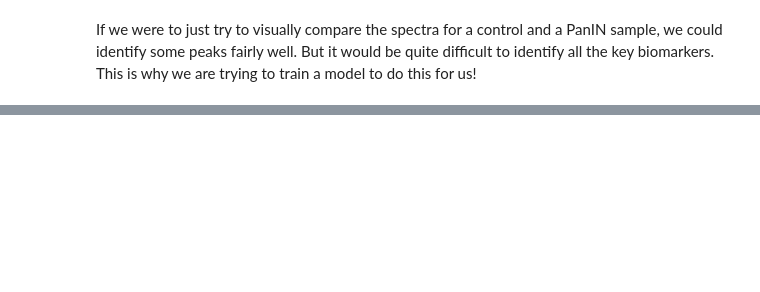
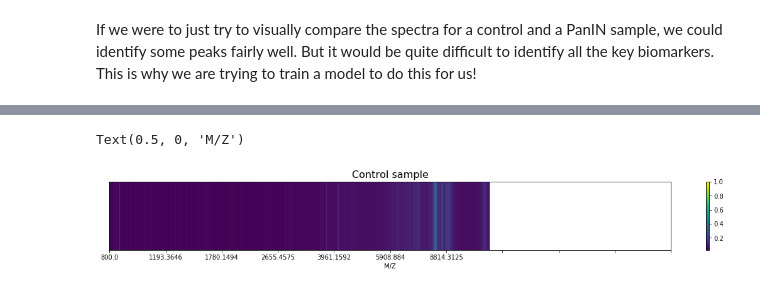
Before and after one commit to s-mushnoori/diagnosing-pancreatic-cancer, a Jupyter notebook: diagnosing-pancreatic-cancer.ipynb, the cells around one changed output, grey strips where cells are left out. Saved outputs shown, nothing was run; the diff lists cells and outputs as text; code cells hidden in the pictures; blank space fills up the shorter version.

```diff
--- a/diagnosing-pancreatic-cancer.ipynb
+++ b/diagnosing-pancreatic-cancer.ipynb
@@ -96,0 +119,9 @@ If we were to just try to visually compare the spectra for a control and a PanIN
+# %%
+# Baseline subtraction: Subtract the median of the bottom 5% of intensity values from all the values.
+# This should capture some of the noise. Might have to play around a little bit to make sure no information is lost.
+
+bottom5_median = np.median(np.sort(cs['Intensity'])[:len(cs['Intensity'])//5])
+
+# Make sure that the lowest values are 0 and not negative
+cs['Intensity'] = cs['Intensity'].apply(lambda x: x if x > 0 else 0)
+cs.head()
@@ -96,0 +135,8 @@ If we were to just try to visually compare the spectra for a control and a PanIN
+# %%
+# Rescaling: Divide all the values by the highest intensity value
+cs['Intensity'] = cs['Intensity'] / np.max(cs['Intensity'])
+
+# Take the square root to 'compress' the intensity values a little.
+# The actual intensity values are not important. We just need to be able to identify and visualize the peaks.
+cs['Intensity'] = np.sqrt(cs['Intensity'])
+cs.describe()
@@ -96,0 +157,12 @@ If we were to just try to visually compare the spectra for a control and a PanIN
+# %%
+# Plot the spectrogram as a colorbar
+plt.figure(figsize =(20,2))
+plt.title('Control sample', fontsize = 16)
+plt.imshow(cs['Intensity'][np.newaxis,:], aspect = 'auto', cmap='viridis')
+plt.yticks([])
+plt.xticks(np.arange(0,11000,1000), cs['M/Z'][0:11000:1000])
+plt.colorbar()
+plt.xlabel('M/Z')
+# %% [output]
+Text(0.5, 0, 'M/Z')
+[figure, added]
```
Also changed, not shown: parts of 13 cells of this notebook.
